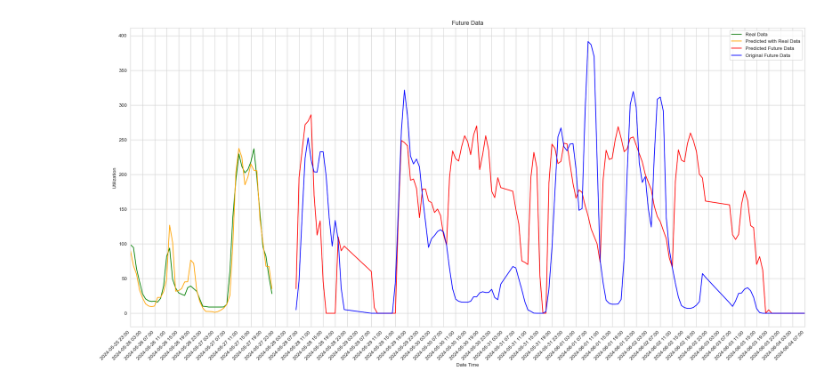
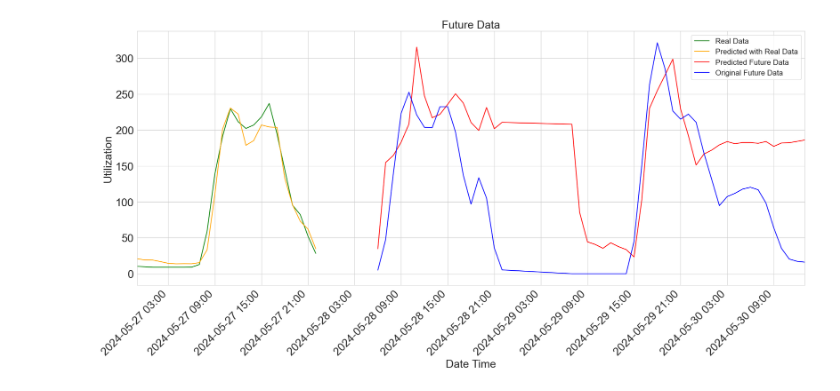
Before and after one commit to veronikaKircsev/ParkData, a Jupyter notebook: lstm_hourly_with_features.ipynb, the cells around one changed output. Drawn from its saved outputs; the diff is of its cells as text; code cells hidden in the pictures.

```diff
--- a/lstm_hourly_with_features.ipynb
+++ b/lstm_hourly_with_features.ipynb
@@ -74,7 +74,7 @@ model.add(Dense(8, activation = 'relu'))
 model.add(LSTM(168))
 model.add(Dropout(0.2))
 model.add(Dense(1, activation = 'linear'))
-early_stop = EarlyStopping(monitor = 'val_loss', patience = 4, start_from_epoch=60)
+early_stop = EarlyStopping(monitor = 'val_loss', patience = 4, start_from_epoch=50)
 
 model.compile(loss='mean_squared_error', optimizer='adam')
 model.fit(trainX, trainY, epochs=100, batch_size=32, verbose=10, validation_split=0.2, callbacks = [early_stop])
@@ -83,10 +83,12 @@ losses_df = pd.DataFrame(model.history.history)
 plt.figure(figsize=(10,6))
 plt.plot(losses_df['loss'], label='Train Loss')
 plt.plot(losses_df['val_loss'], label='Val Loss')
-plt.title('Model Loss')
-plt.xlabel('Epoch')
-plt.ylabel('Loss')
-plt.legend()
+plt.title('Model Loss', fontsize=22)
+plt.xlabel('Epoch', fontsize=22)
+plt.ylabel('Loss', fontsize=22)
+plt.xticks(fontsize=22)
+plt.yticks(fontsize=22)
+plt.legend(fontsize=15)
 plt.show()
 
 
@@ -126,9 +128,11 @@ dataset = scaler.inverse_transform(dataset)
 plt.plot(dates, dataset[:, 0] , label='Original Data')
 plt.plot(dates, trainPredictPlot, label='Training Predictions')
 plt.plot(dates, testPredictPlot, label='Test Predictions')
-plt.xlabel('Date')
-plt.ylabel('Utilisation')
-plt.legend()
+plt.xlabel('Date', fontsize=22)
+plt.ylabel('Utilization', fontsize=22)
+plt.xticks(fontsize=22)
+plt.yticks(fontsize=22)
+plt.legend(fontsize=15)
 plt.show()
 # %% [output]
 Epoch 1/100
@@ -266,7 +272,7 @@ control_data = control_data.fillna(0)
 
 current_seq = prediction_dataX[-1].copy()  # shape: (168, 7)
 last_timestamp = start_dataset.index[-1]
-future_steps = 144
+future_steps = 48
 
 predicted_values = []
 
@@ -301,35 +307,35 @@ final_values = scaler.inverse_transform(np.concatenate(
 ))[:, 0]
 final_values = np.clip(final_values, 0, 429)
 
-hist_axis = 48
+hist_axis = 24
 forecast_axis = hist_axis + len(final_values)
 last_data = control_data['value'].values[:len(final_values)]
 last_dates = dates[-hist_axis:]
 
 all_dates = last_dates.union(control_dates_index[:len(final_values)])
 
+predictionScore = np.sqrt(mean_squared_error(last_data, final_values))
+print('Train Score: %.2f RMSE' % (predictionScore))
 
 plt.figure(figsize=(20, 10))
 # Historie (Real Data)
-plt.plot(all_dates[:48], tested[-48:], color='green', label='Real Data')
+plt.plot(all_dates[:hist_axis], tested[-hist_axis:], color='green', label='Real Data')
 # Historie (Predicted Data)
-plt.plot(all_dates[:48], future[-48:], color='orange', label='Predicted with Real Data')
+plt.plot(all_dates[:hist_axis], future[-hist_axis:], color='orange', label='Predicted with Real Data')
 # Prognose (Other Future Data)
-plt.plot(all_dates[48:], final_values.tolist(), color='red', label='Predicted Future Data ')
+plt.plot(all_dates[hist_axis:], final_values.tolist(), color='red', label='Predicted Future Data ')
 # Prognose (Original Future Data)
-plt.plot(all_dates[48:], last_data.tolist(), color='blue', label='Original Future Data')
+plt.plot(all_dates[hist_axis:], last_data.tolist(), color='blue', label='Original Future Data')
 plt.xlim(all_dates[0], all_dates[-1])
 ax = plt.gca()
 ax.xaxis.set_major_formatter(mdates.DateFormatter('%Y-%m-%d %H:%M'))
-ax.xaxis.set_major_locator(mdates.HourLocator(interval=4))
-plt.xlabel('Date Time')
-plt.ylabel('Utilization')
-plt.title('Future Data')
-plt.legend()
-plt.xticks(rotation=45, ha='right')
+ax.xaxis.set_major_locator(mdates.HourLocator(interval=6))
+plt.xlabel('Date Time', fontsize=22)
+plt.ylabel('Utilization', fontsize=22)
+plt.title('Future Data', fontsize=22)
+plt.legend(fontsize=15)
+plt.xticks(rotation=45, ha='right', fontsize=22)
+plt.yticks(fontsize=22)
 plt.tight_layout()
 plt.show()
-print(last_dates)
-print(control_dates_index[:len(final_values)])
-print(all_dates)
 # %% [output]
@@ -337 +344 @@ print(all_dates)
-[figure, old version]
+[figure, new version]
```
Also changed, not shown: parts of 3 cells of this notebook.
